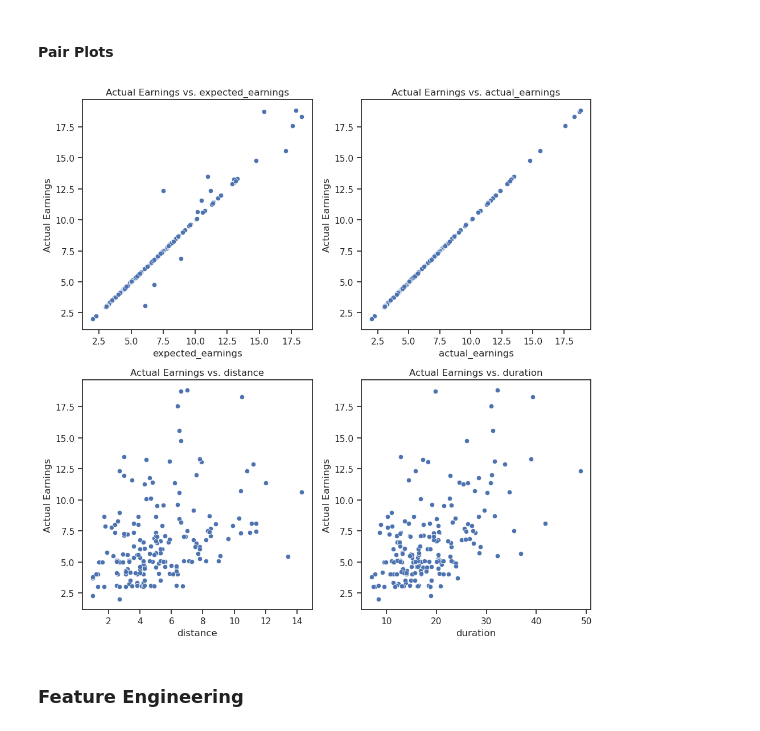
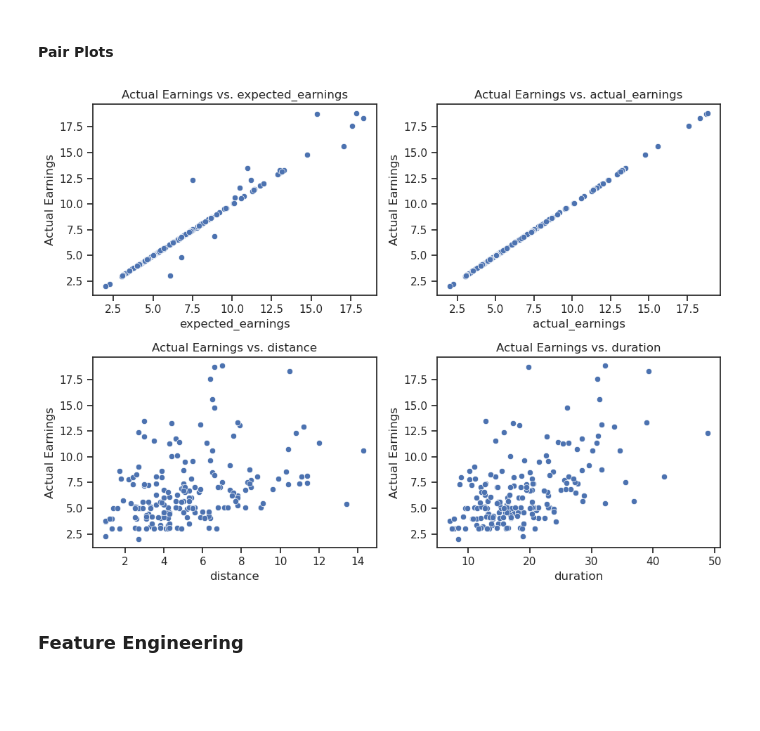
Before and after one commit to cyobero/rideshare-analysis, a Jupyter notebook: EDA.ipynb, the cells around one changed output. Cells and saved outputs as stored; diff of their text form; code cells hidden in the pictures; blank space fills up the shorter version.

```diff
--- a/EDA.ipynb
+++ b/EDA.ipynb
@@ -199,11 +199,11 @@ categoricals.describe(include=['O'])
 # %% [markdown]
 **Histograms**
 # %%
-fig, axes = plt.subplots(2, 2, figsize=(12, 10))
+fig, axes = plt.subplots(2, 2, figsize=(8, 6))
 
 for i, var in enumerate(numerics.columns):
     row, col = i // 2, i % 2
-    sns.histplot(data=numerics, x=var, kde=True, ax=axes[row, col], color='#4E79A7')
+    sns.histplot(data=numerics, x=var, kde=True, ax=axes[row, col], color='#4E79A7', edgecolor='black')
     axes[row, col].set_title(f'Histogram of {var}')
 
 plt.tight_layout(rect=[0, 0.03, 1, 0.95])
@@ -213,7 +213,7 @@ plt.show()
 # %% [markdown]
 **Box Plots**
 # %%
-fig, axes = plt.subplots(2, 2, figsize=(12, 10))
+fig, axes = plt.subplots(2, 2, figsize=(10, 6))
 
 for i, var in enumerate(numerics.columns):
     row, col = i // 2, i % 2
@@ -296,25 +350,23 @@ Latex(table)
 #### Pair Plots
 # %%
 # Creating a 2x2 grid for scatter plots
-fig, axes = plt.subplots(nrows=2, ncols=2, figsize=(10, 10))
+fig, axes = plt.subplots(nrows=2, ncols=2, figsize=(10, 8))
 
 # Flatten the axes array for easy iteration
 axes = axes.flatten()
 
 # Iterate over your selected variables and create scatter plots
 for i, var in enumerate(numerics.columns.to_list()):
     sns.scatterplot(x=df[var], y=df['actual_earnings'], ax=axes[i])
     axes[i].set_title(f'Actual Earnings vs. {var}')
     axes[i].set_xlabel(var)
     axes[i].set_ylabel('Actual Earnings')
 
-# Adjust layout for better spacing
-plt.tight_layout()
 
-# Show the plot
+plt.tight_layout(rect=[0, 0.03, 1, 0.95])
 plt.show()
 # %% [output]
-[figure, old version]
+[figure, new version]
 # %% [markdown]
 ### Feature Engineering
 # %% [markdown]
```
Also changed, not shown: parts of 6 cells of this notebook.
